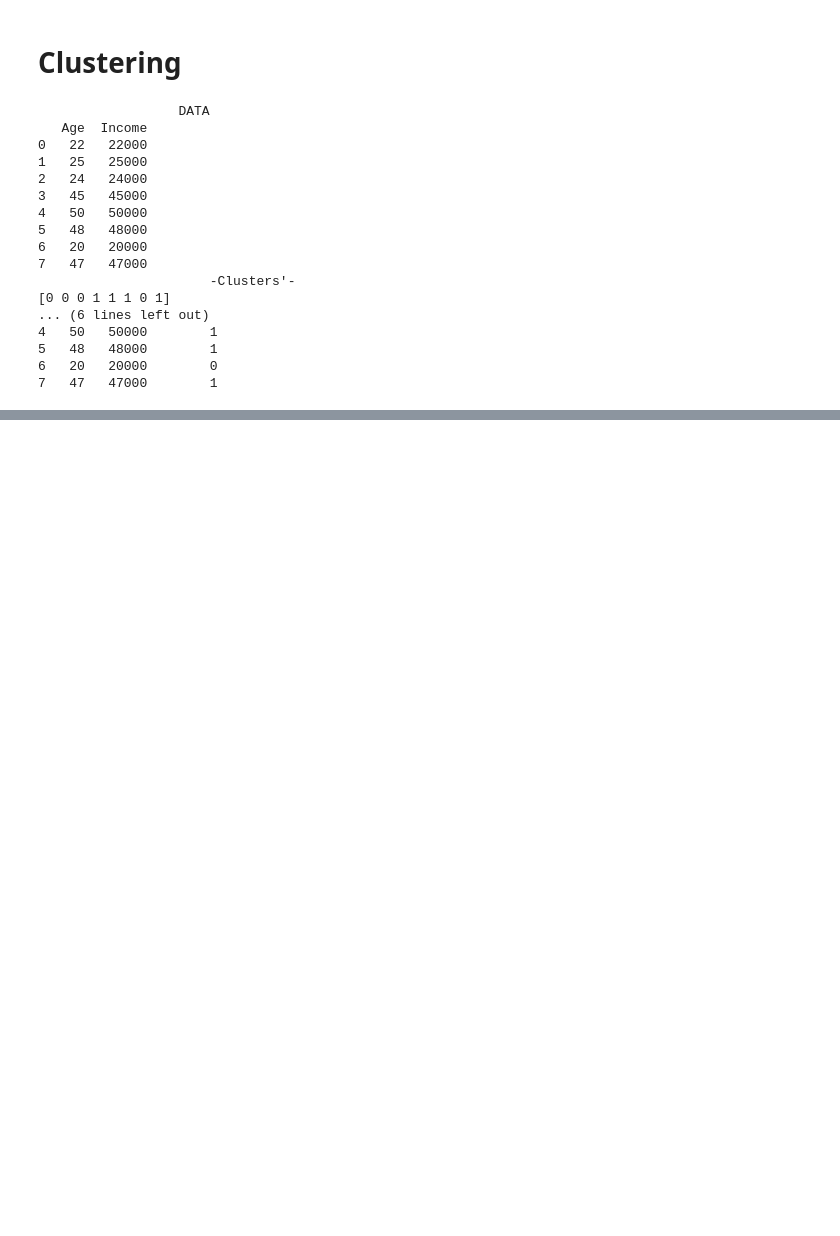
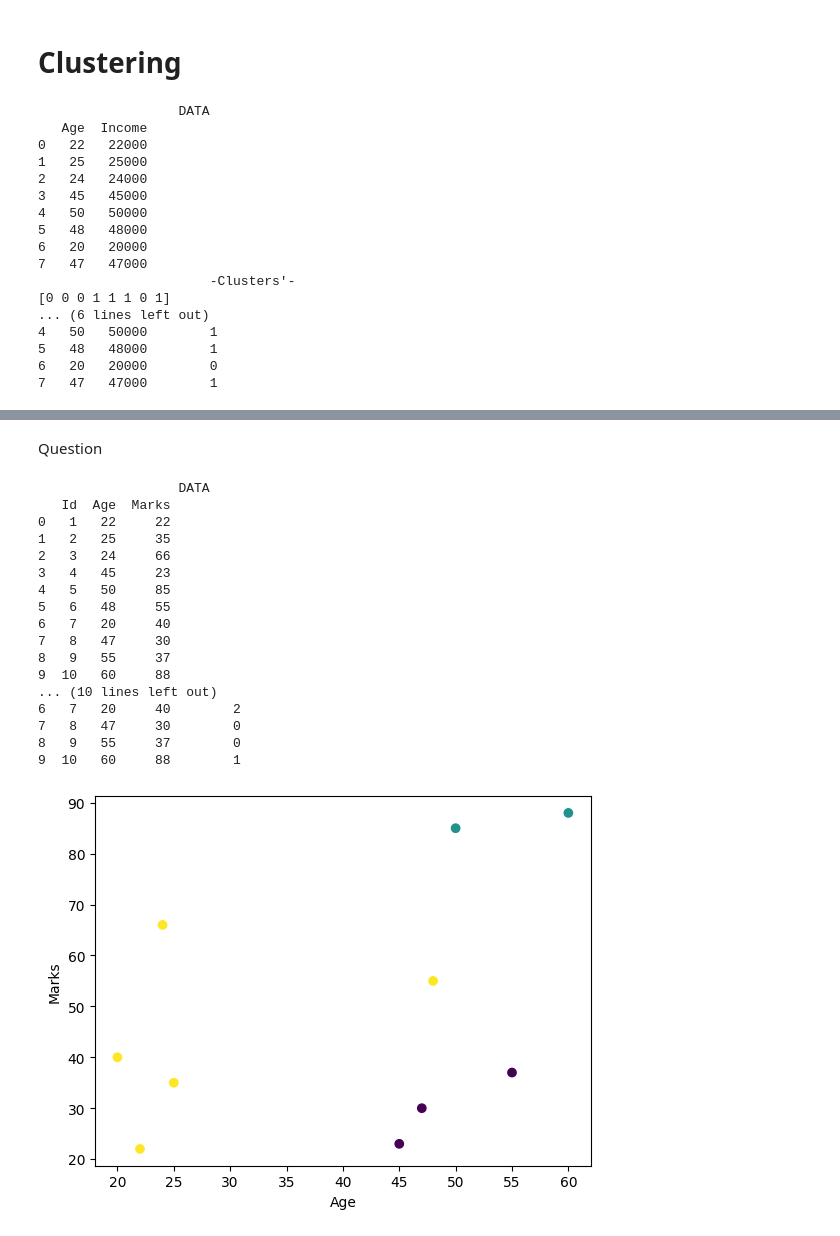
Before and after one commit to kunaldhabhai25-ctrl/Data-Science__45-Days, a Jupyter notebook: DSML(D-27).ipynb, the cells around one changed output, grey strips where cells are left out. Drawn from its saved outputs; the diff is of its cells as text; code cells hidden in the pictures; blank space fills up the shorter version.

```diff
--- a/DSML(D-27).ipynb
+++ b/DSML(D-27).ipynb
@@ -48,0 +89,52 @@ print(df)
+# %% [markdown]
+Question
+# %%
+import pandas as pd
+import matplotlib.pyplot as plt
+from sklearn.cluster import KMeans
+
+#dataset
+Data = pd.DataFrame({
+   "Id": [1,2,3,4,5,6,7,8,9,10],
+    "Age" : [22,25,24,45,50,48,20,47,55,60],
+   "Marks" : [22,35,66,23,85,55,40,30,37,88]
+})
+
+print("                  DATA                  ")
+print(Data)
+print('\n')
+
+
+X = Data[["Age" , "Marks"]]
+
+model = KMeans(n_clusters=3,random_state=42)
+model.fit(X)
+
+Data["Cluster"] = model.labels_
+print("                      -Clusters'-                      ")
+print(Data)
+print('\n')
+
+plt.scatter(Data["Age"],Data["Marks"],c=Data["Cluster"])
+plt.xlabel("Age")
+plt.ylabel("Marks")
+plt.show()
+# %% [output]
+                  DATA
+   Id  Age  Marks
+0   1   22     22
+1   2   25     35
+2   3   24     66
+3   4   45     23
+4   5   50     85
+5   6   48     55
+6   7   20     40
+7   8   47     30
+8   9   55     37
+9  10   60     88
+... (10 lines left out)
+6   7   20     40        2
+7   8   47     30        0
+8   9   55     37        0
+9  10   60     88        1
+[figure, added]
```
Also changed, not shown: parts of 1 cell of this notebook.
